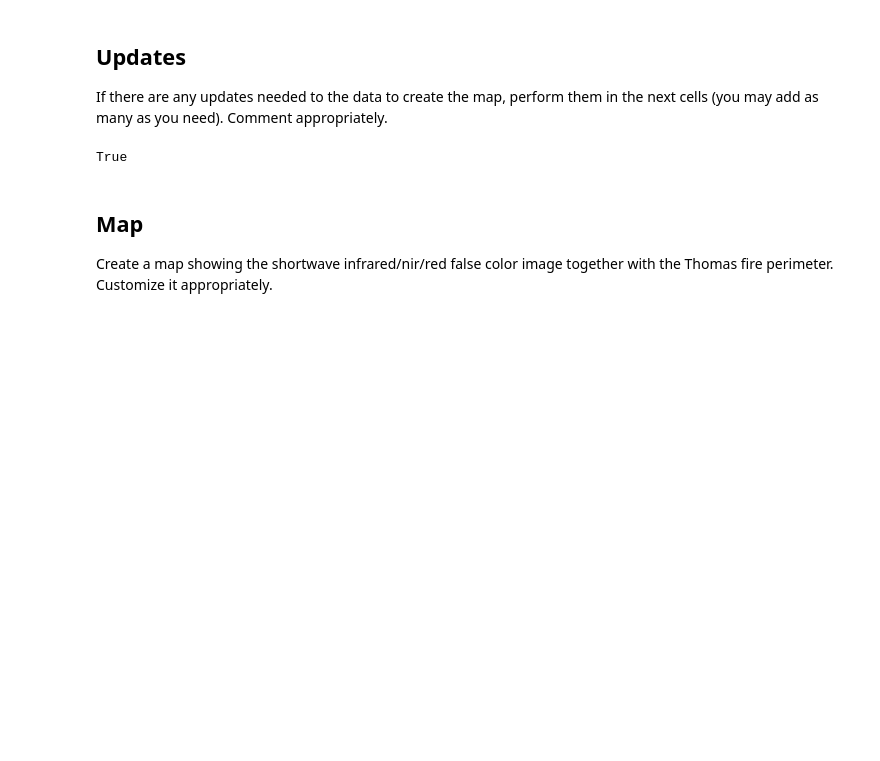
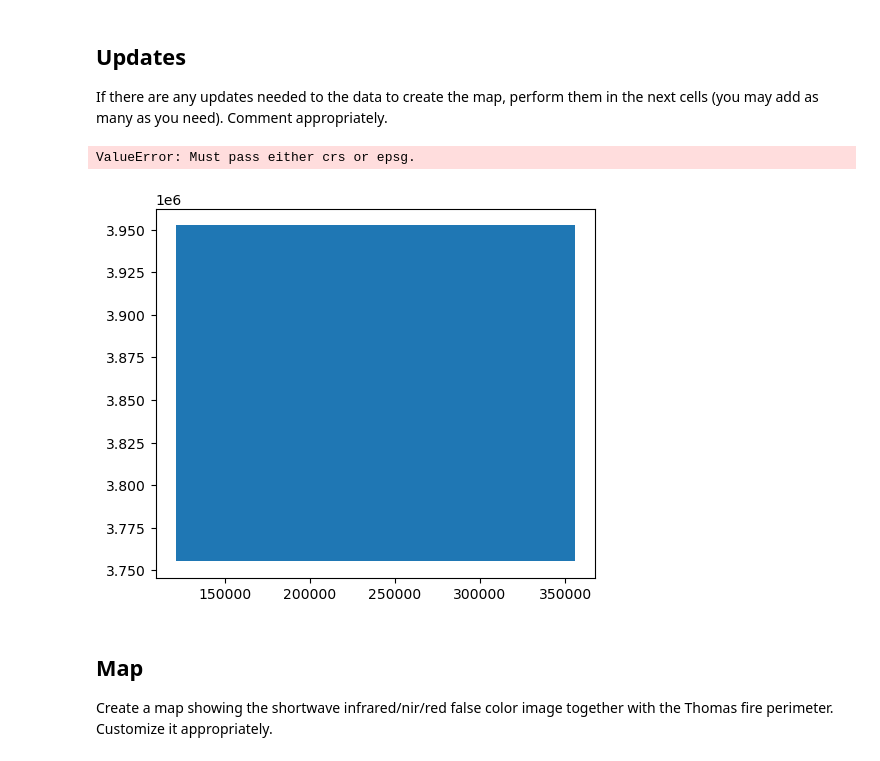
Before and after one commit to mwidas/eds220-hwk-4, a Jupyter notebook: hwk4-task2-false-color.ipynb, the cells around one changed output. Cells and saved outputs as stored; diff of their text form; code cells hidden in the pictures; blank space fills up the shorter version.

Commit message:
created bbox

```diff
--- a/hwk4-task2-false-color.ipynb
+++ b/hwk4-task2-false-color.ipynb
@@ -199,12 +199,19 @@ Comment appropriately.
 # %%
 # your code here
 landsat.rio.crs == cal_fire.crs
 
 cal_fire = cal_fire.to_crs(landsat.rio.crs)
 
 landsat.rio.crs == cal_fire.crs
+
+# create a GeoDataFrame with the landsat bounding box
+bbox = gpd.GeoDataFrame({"id":1,"geometry":[box(*landsat.rio.bounds())]})
+
+# plot the landsat bounding box
+bbox.plot()
 # %% [output]
-True
+ValueError: Must pass either crs or epsg.
+[figure, added]
 # %% [markdown]
 ## Map
 
```
